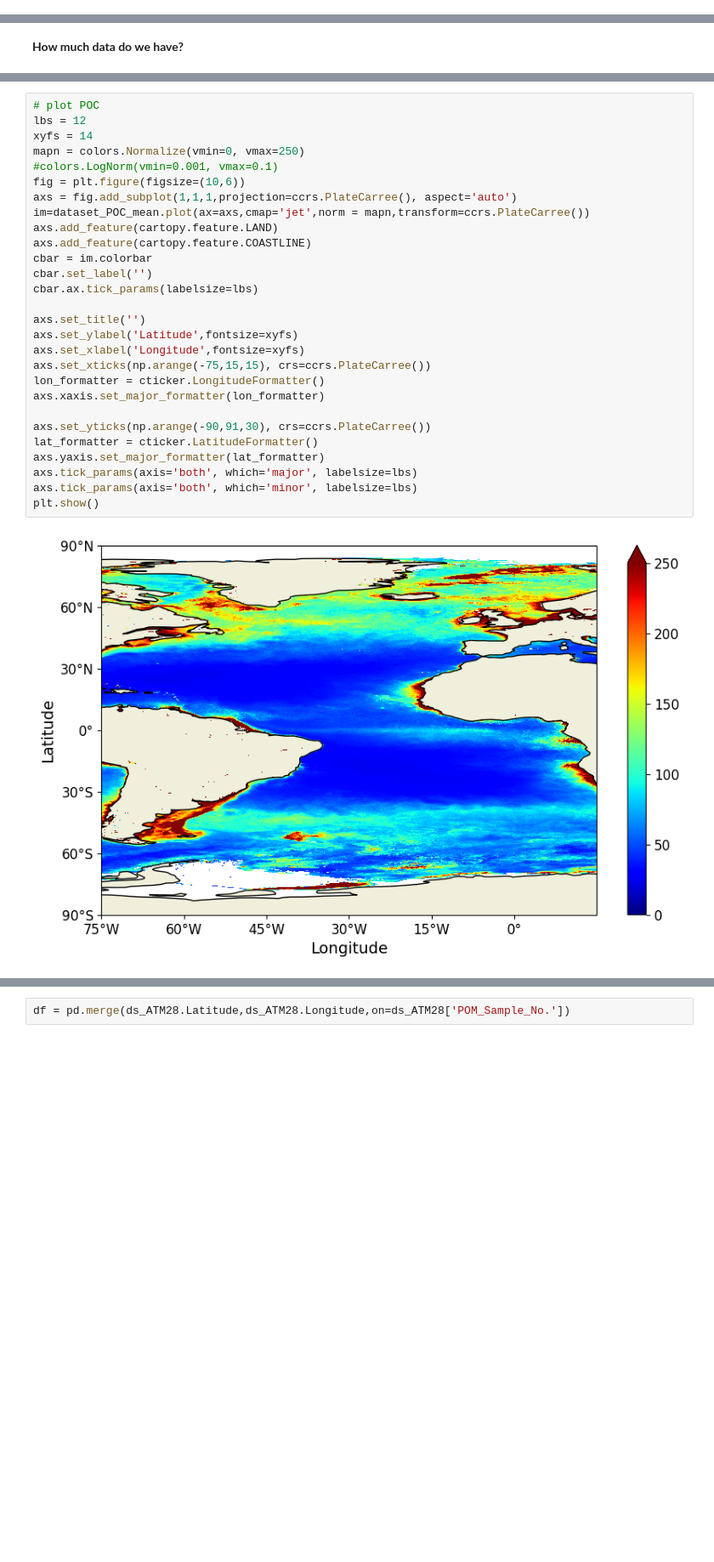
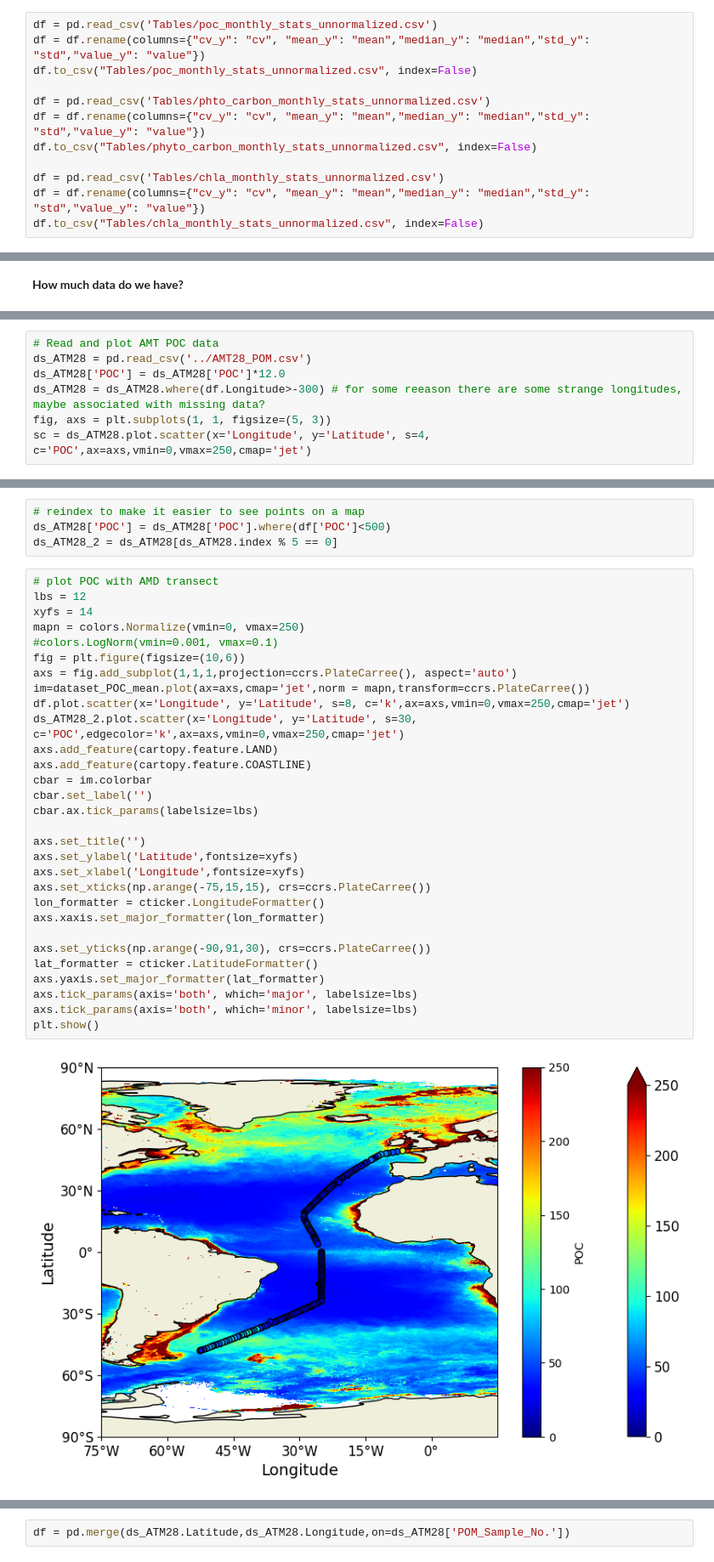
Before and after one commit to pedmondlerner/phytoSTEW, a Jupyter notebook: Team/plerner/phytoSTEW_POC_cphyto.ipynb, the cells around one changed output, grey strips where cells are left out. Shown at 85% size. Drawn from its saved outputs; the diff is of its cells as text; blank space fills up the shorter version.

```diff
--- a/Team/plerner/phytoSTEW_POC_cphyto.ipynb
+++ b/Team/plerner/phytoSTEW_POC_cphyto.ipynb
@@ -315,0 +299,12 @@ intersection_phyto_c.to_csv("Tables/phto_carbon_monthly_stats_unnormalized.csv",
+# %%
+df = pd.read_csv('Tables/poc_monthly_stats_unnormalized.csv')
+df = df.rename(columns={"cv_y": "cv", "mean_y": "mean","median_y": "median","std_y": "std","value_y": "value"})
+df.to_csv("Tables/poc_monthly_stats_unnormalized.csv", index=False)
+
+df = pd.read_csv('Tables/phto_carbon_monthly_stats_unnormalized.csv')
+df = df.rename(columns={"cv_y": "cv", "mean_y": "mean","median_y": "median","std_y": "std","value_y": "value"})
+df.to_csv("Tables/phyto_carbon_monthly_stats_unnormalized.csv", index=False)
+
+df = pd.read_csv('Tables/chla_monthly_stats_unnormalized.csv')
+df = df.rename(columns={"cv_y": "cv", "mean_y": "mean","median_y": "median","std_y": "std","value_y": "value"})
+df.to_csv("Tables/chla_monthly_stats_unnormalized.csv", index=False)
@@ -438,3 +368,10 @@ data_num_POC.plot.imshow(cmap='grey')
 max number of datapoints per grid cell =357
 <matplotlib.image.AxesImage at 0x...>
 [figure]
+# %%
+# Read and plot AMT POC data
+ds_ATM28 = pd.read_csv('../AMT28_POM.csv')
+ds_ATM28['POC'] = ds_ATM28['POC']*12.0
+ds_ATM28 = ds_ATM28.where(df.Longitude>-300) # for some reeason there are some strange longitudes, maybe associated with missing data?
+fig, axs = plt.subplots(1, 1, figsize=(5, 3))
+sc = ds_ATM28.plot.scatter(x='Longitude', y='Latitude', s=4, c='POC',ax=axs,vmin=0,vmax=250,cmap='jet')
@@ -441,31 +380,37 @@ max number of datapoints per grid cell =357
+# %%
+# reindex to make it easier to see points on a map
+ds_ATM28['POC'] = ds_ATM28['POC'].where(df['POC']<500)
+ds_ATM28_2 = ds_ATM28[ds_ATM28.index % 5 == 0]
 # %%
-# plot POC
+# plot POC with AMD transect
 lbs = 12
 xyfs = 14
 mapn = colors.Normalize(vmin=0, vmax=250)
 #colors.LogNorm(vmin=0.001, vmax=0.1)
 fig = plt.figure(figsize=(10,6))
 axs = fig.add_subplot(1,1,1,projection=ccrs.PlateCarree(), aspect='auto')
 im=dataset_POC_mean.plot(ax=axs,cmap='jet',norm = mapn,transform=ccrs.PlateCarree())
+df.plot.scatter(x='Longitude', y='Latitude', s=8, c='k',ax=axs,vmin=0,vmax=250,cmap='jet')
+ds_ATM28_2.plot.scatter(x='Longitude', y='Latitude', s=30, c='POC',edgecolor='k',ax=axs,vmin=0,vmax=250,cmap='jet')
 axs.add_feature(cartopy.feature.LAND)
 axs.add_feature(cartopy.feature.COASTLINE)
 cbar = im.colorbar
 cbar.set_label('')
 cbar.ax.tick_params(labelsize=lbs)
 
 axs.set_title('')
 axs.set_ylabel('Latitude',fontsize=xyfs)
 axs.set_xlabel('Longitude',fontsize=xyfs)
 axs.set_xticks(np.arange(-75,15,15), crs=ccrs.PlateCarree())
 lon_formatter = cticker.LongitudeFormatter()
 axs.xaxis.set_major_formatter(lon_formatter)
 
 axs.set_yticks(np.arange(-90,91,30), crs=ccrs.PlateCarree())
 lat_formatter = cticker.LatitudeFormatter()
 axs.yaxis.set_major_formatter(lat_formatter)
 axs.tick_params(axis='both', which='major', labelsize=lbs)
 axs.tick_params(axis='both', which='minor', labelsize=lbs)
 plt.show()
 # %% [output]
-[figure, old version]
+[figure, new version]
 # %% [markdown]
```
Also changed, not shown: parts of 18 cells of this notebook, 10 other files.
